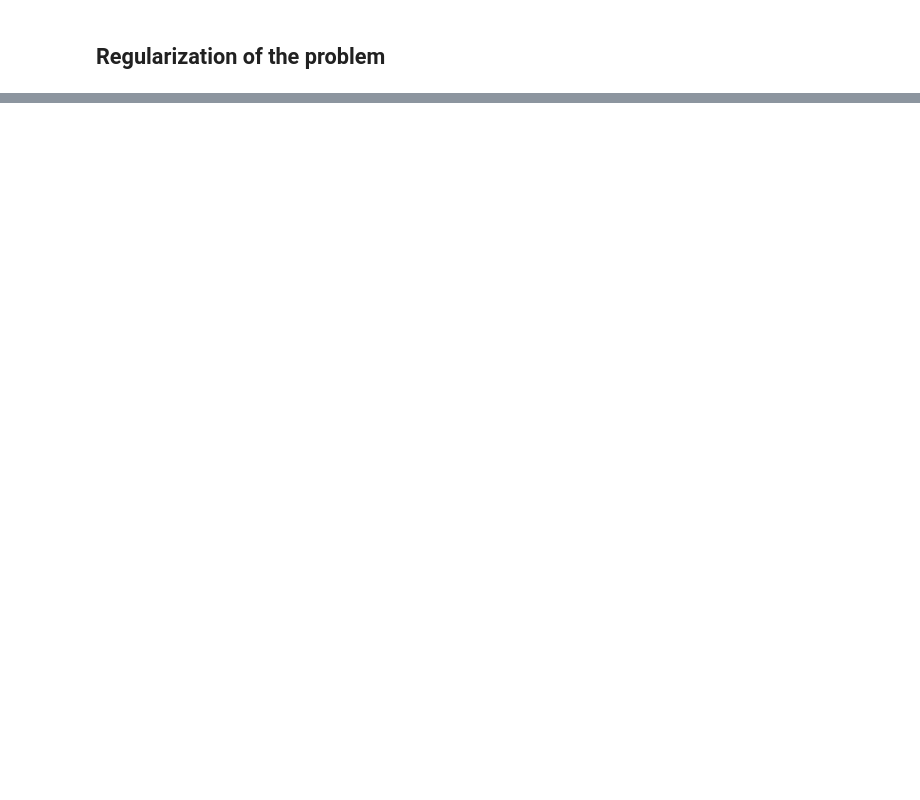
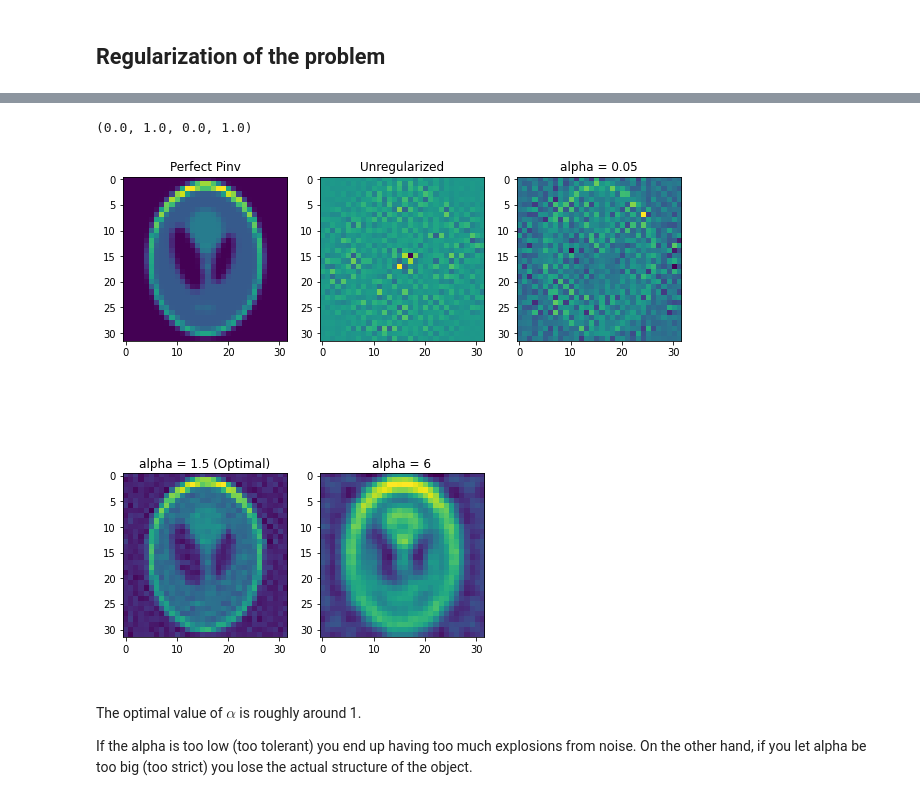
Before and after one commit to masa512/ece558, a Jupyter notebook: assignment5.ipynb, the cells around one changed output, grey strips where cells are left out. Drawn from its saved outputs; the diff is of its cells as text; code cells hidden in the pictures; blank space fills up the shorter version.

```diff
--- a/assignment5.ipynb
+++ b/assignment5.ipynb
@@ -295,0 +396,41 @@ Condition Number for Complete Data= 3017.545291147096
+# %%
+# Case 3 : Complete Data
+f,axes = plt.subplots(2,3,figsize=(10,10))
+axes = np.ravel(axes)
+
+axes[0].imshow(X3_pseudo)
+axes[0].set_title('Perfect Pinv')
+
+X_unreg = (np.linalg.pinv(T_CD)@y3_noisy).reshape(N,N)
+axes[1].imshow(X_unreg)
+axes[1].set_title('Unregularized')
+
+# Low
+alpha = 0.05
+T_CD_reg = TSVD(T_CD,alpha)
+X_reg = (np.linalg.pinv(T_CD_reg)@y3_noisy).reshape(N,N)
+axes[2].imshow(X_reg)
+axes[2].set_title(f'alpha = {alpha}')
+
+# Optimal
+alpha = 1.5
+T_CD_reg = TSVD(T_CD,alpha)
+X_reg = (np.linalg.pinv(T_CD_reg)@y3_noisy).reshape(N,N)
+axes[3].imshow(X_reg)
+axes[3].set_title(f'alpha = {alpha} (Optimal)')
+
+# Too high
+alpha = 6
+T_CD_reg = TSVD(T_CD,alpha)
+X_reg = (np.linalg.pinv(T_CD_reg)@y3_noisy).reshape(N,N)
+axes[4].imshow(X_reg)
+axes[4].set_title(f'alpha = {alpha}')
+
+plt.axis('off')
+# %% [output]
+(0.0, 1.0, 0.0, 1.0)
+[figure, added]
+# %% [markdown]
+The optimal value of $\alpha$ is roughly around 1.
+
+If the alpha is too low (too tolerant) you end up having too much explosions from noise. On the other hand, if you let alpha be too big (too strict) you lose the actual structure of the object.
```
Also changed, not shown: parts of 11 cells of this notebook.
